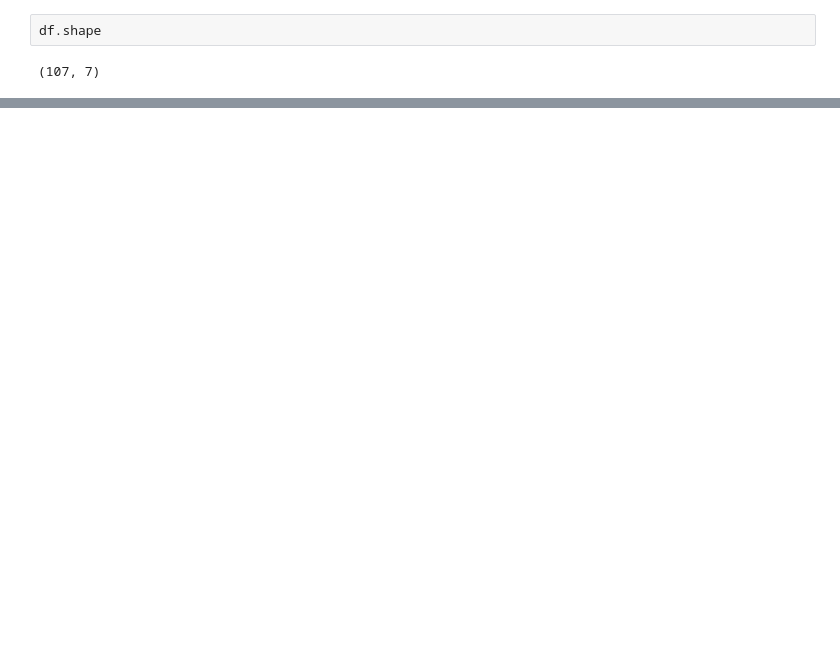
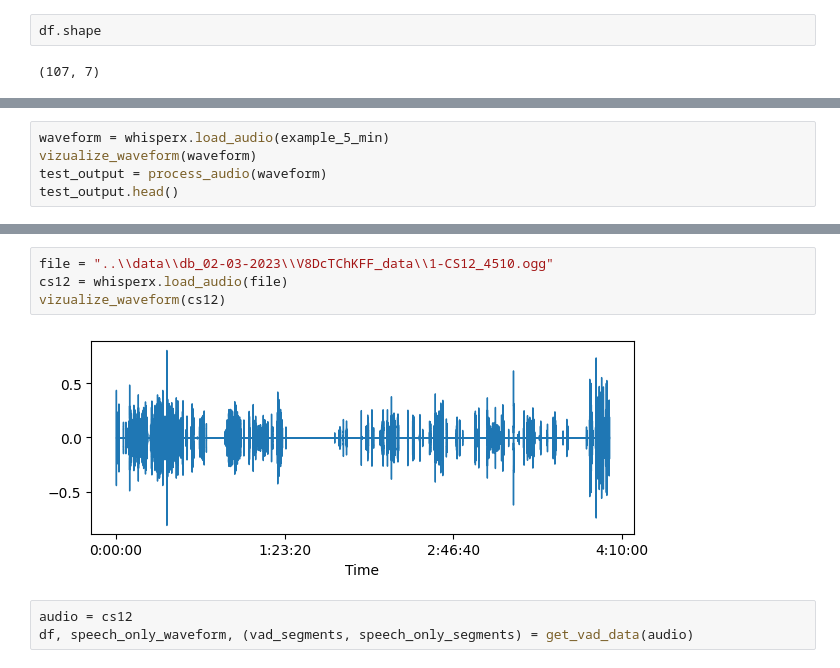
Before and after one commit to MrEnigmamgine/Audacle, a Jupyter notebook: testing/whisperx_torch_scratch.ipynb, the cells around one changed output, grey strips where cells are left out. Saved outputs shown, nothing was run; the diff lists cells and outputs as text; blank space fills up the shorter version.

```diff
--- a/testing/whisperx_torch_scratch.ipynb
+++ b/testing/whisperx_torch_scratch.ipynb
@@ -241,0 +315,5 @@ if word ends after segment ends, put word in next segment
+# %%
+waveform = whisperx.load_audio(example_5_min)
+vizualize_waveform(waveform)
+test_output = process_audio(waveform)
+test_output.head()
@@ -241,0 +330,9 @@ if word ends after segment ends, put word in next segment
+# %%
+file = "..\\data\\db_02-03-2023\\V8DcTChKFF_data\\1-CS12_4510.ogg"
+cs12 = whisperx.load_audio(file)
+vizualize_waveform(cs12)
+# %% [output]
+[figure, added]
+# %%
+audio = cs12
+df, speech_only_waveform, (vad_segments, speech_only_segments) = get_vad_data(audio)
```
Also changed, not shown: parts of 28 cells of this notebook, 12 other files.
